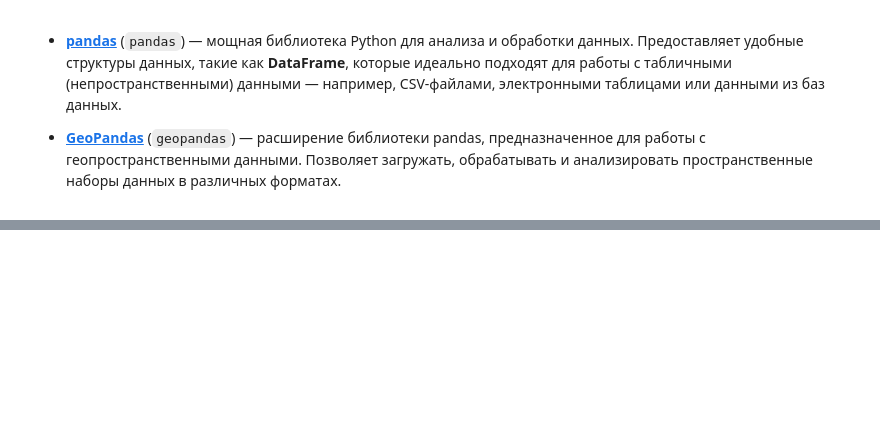
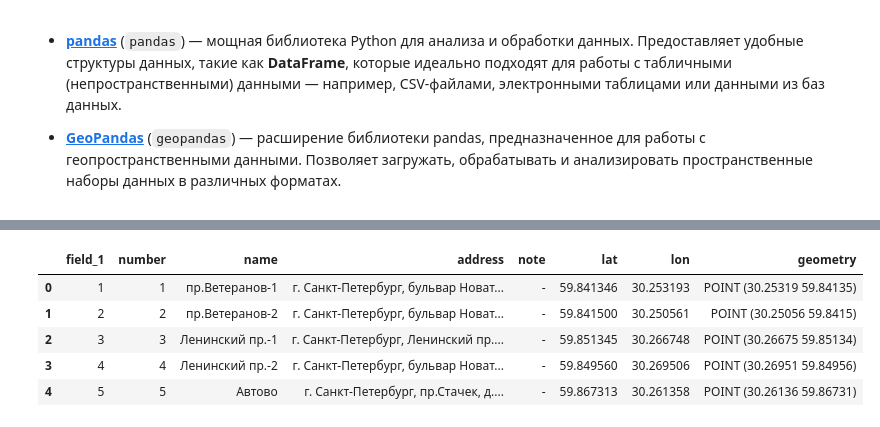
Before and after one commit to bella-mir/geoPython, a Jupyter notebook: chapters/basics/module_1/spData_3.ipynb, the cells around one changed output, grey strips where cells are left out. Drawn from its saved outputs; the diff is of its cells as text; code cells hidden in the pictures; blank space fills up the shorter version.

```diff
--- a/chapters/basics/module_1/spData_3.ipynb
+++ b/chapters/basics/module_1/spData_3.ipynb
@@ -167,0 +31,9 @@ Bounds: [16.26083539 48.13051529 16.50843802 48.27751795]
+# %%
+gdf_geojson.head()
+# %% [output]
+|  | field_1 | number | name | address | note | lat | lon | geometry |
+| 0 | 1 | 1 | пр.Ветеранов-1 | г. Санкт-Петербург, бульвар Новат... | - | 59.841346 | 30.253193 | POINT (30.25319 59.84135) |
+| 1 | 2 | 2 | пр.Ветеранов-2 | г. Санкт-Петербург, бульвар Новат... | - | 59.841500 | 30.250561 | POINT (30.25056 59.8415) |
+| 2 | 3 | 3 | Ленинский пр.-1 | г. Санкт-Петербург, Ленинский пр.... | - | 59.851345 | 30.266748 | POINT (30.26675 59.85134) |
+| 3 | 4 | 4 | Ленинский пр.-2 | г. Санкт-Петербург, бульвар Новат... | - | 59.849560 | 30.269506 | POINT (30.26951 59.84956) |
+| 4 | 5 | 5 | Автово | г. Санкт-Петербург, пр.Стачек, д.... | - | 59.867313 | 30.261358 | POINT (30.26136 59.86731) |
```
Also changed, not shown: parts of 106 cells of this notebook, 5 other files.
